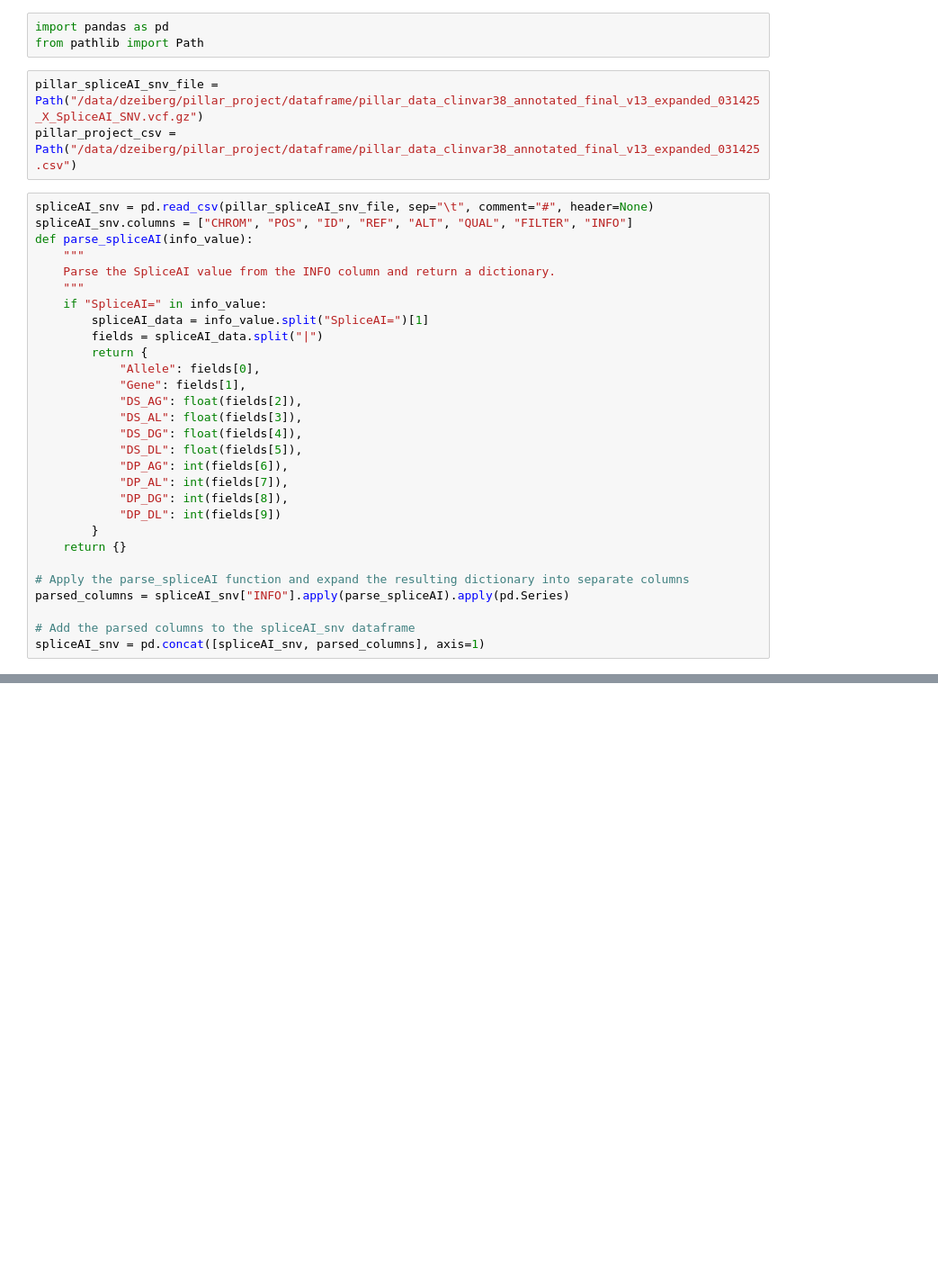
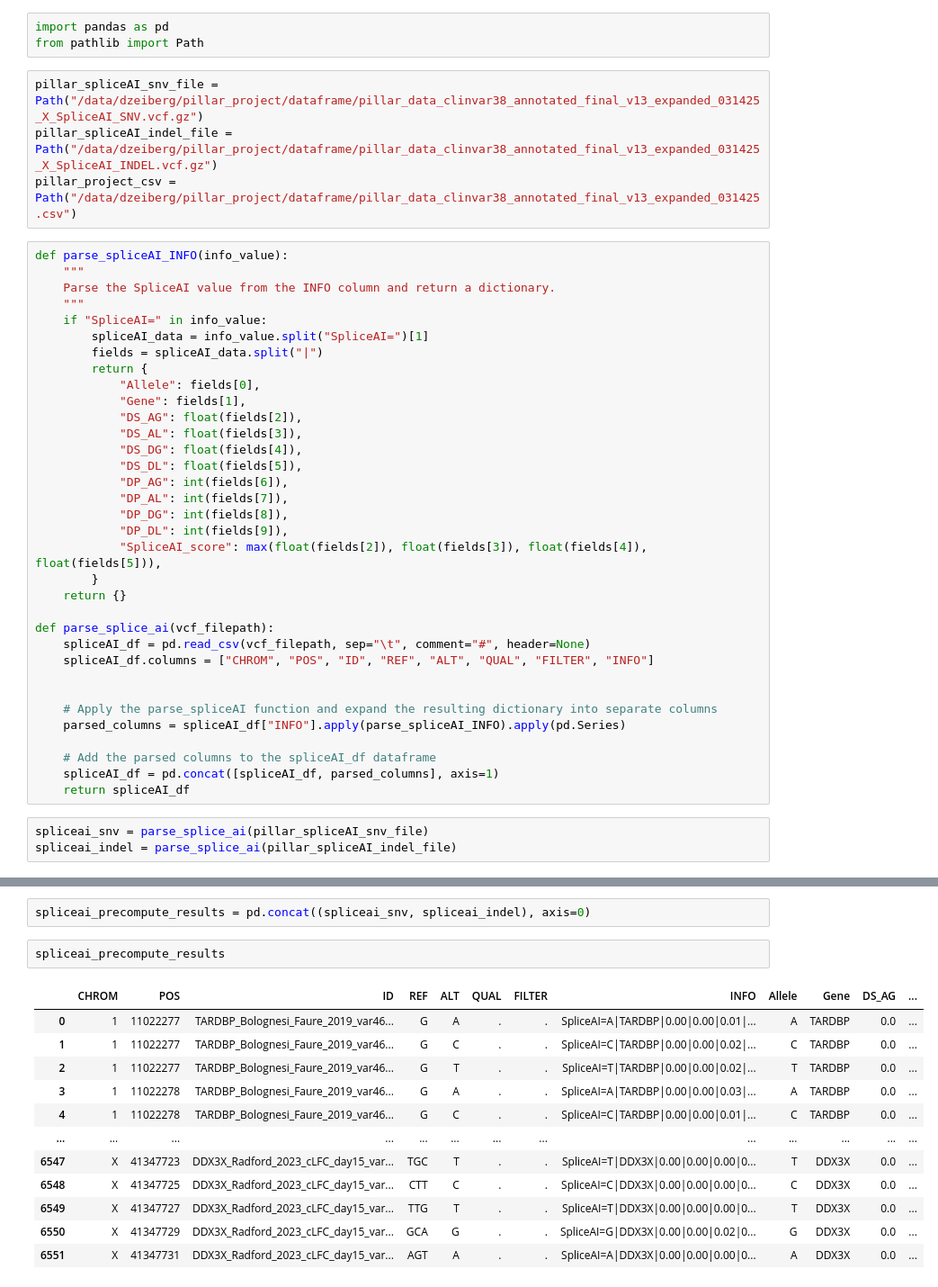
Before and after one commit to Dzeiberg/pillar_project, a Jupyter notebook: 06_Fetch_SpliceAI.ipynb, the cells around one changed output, grey strips where cells are left out. Shown at 90% size. Cells and saved outputs as stored; diff of their text form; blank space fills up the shorter version.

```diff
--- a/06_Fetch_SpliceAI.ipynb
+++ b/06_Fetch_SpliceAI.ipynb
@@ -3,11 +3,10 @@ import pandas as pd
 from pathlib import Path
 # %%
 pillar_spliceAI_snv_file = Path("/data/dzeiberg/pillar_project/dataframe/pillar_data_clinvar38_annotated_final_v13_expanded_031425_X_SpliceAI_SNV.vcf.gz")
+pillar_spliceAI_indel_file = Path("/data/dzeiberg/pillar_project/dataframe/pillar_data_clinvar38_annotated_final_v13_expanded_031425_X_SpliceAI_INDEL.vcf.gz")
 pillar_project_csv = Path("/data/dzeiberg/pillar_project/dataframe/pillar_data_clinvar38_annotated_final_v13_expanded_031425.csv")
 # %%
-spliceAI_snv = pd.read_csv(pillar_spliceAI_snv_file, sep="\t", comment="#", header=None)
-spliceAI_snv.columns = ["CHROM", "POS", "ID", "REF", "ALT", "QUAL", "FILTER", "INFO"]
-def parse_spliceAI(info_value):
+def parse_spliceAI_INFO(info_value):
     """
     Parse the SpliceAI value from the INFO column and return a dictionary.
     """
@@ -24,12 +23,22 @@ def parse_spliceAI(info_value):
             "DP_AG": int(fields[6]),
             "DP_AL": int(fields[7]),
             "DP_DG": int(fields[8]),
-            "DP_DL": int(fields[9])
+            "DP_DL": int(fields[9]),
+            "SpliceAI_score": max(float(fields[2]), float(fields[3]), float(fields[4]), float(fields[5])),
         }
     return {}
 
-# Apply the parse_spliceAI function and expand the resulting dictionary into separate columns
-parsed_columns = spliceAI_snv["INFO"].apply(parse_spliceAI).apply(pd.Series)
+def parse_splice_ai(vcf_filepath):
+    spliceAI_df = pd.read_csv(vcf_filepath, sep="\t", comment="#", header=None)
+    spliceAI_df.columns = ["CHROM", "POS", "ID", "REF", "ALT", "QUAL", "FILTER", "INFO"]
 
-# Add the parsed columns to the spliceAI_snv dataframe
-spliceAI_snv = pd.concat([spliceAI_snv, parsed_columns], axis=1)
+
+    # Apply the parse_spliceAI function and expand the resulting dictionary into separate columns
+    parsed_columns = spliceAI_df["INFO"].apply(parse_spliceAI_INFO).apply(pd.Series)
+
+    # Add the parsed columns to the spliceAI_df dataframe
+    spliceAI_df = pd.concat([spliceAI_df, parsed_columns], axis=1)
+    return spliceAI_df
+# %%
+spliceai_snv = parse_splice_ai(pillar_spliceAI_snv_file)
+spliceai_indel = parse_splice_ai(pillar_spliceAI_indel_file)
@@ -35,0 +51,17 @@ spliceAI_snv = pd.concat([spliceAI_snv, parsed_columns], axis=1)
+# %%
+spliceai_precompute_results = pd.concat((spliceai_snv, spliceai_indel), axis=0)
+# %%
+spliceai_precompute_results
+# %% [output]
+|  | CHROM | POS | ID | REF | ALT | QUAL | FILTER | INFO | Allele | Gene | DS_AG | ... |
+| 0 | 1 | 11022277 | TARDBP_Bolognesi_Faure_2019_var46... | G | A | . | . | SpliceAI=A|TARDBP|0.00|0.00|0.01|... | A | TARDBP | 0.0 | ... |
+| 1 | 1 | 11022277 | TARDBP_Bolognesi_Faure_2019_var46... | G | C | . | . | SpliceAI=C|TARDBP|0.00|0.00|0.02|... | C | TARDBP | 0.0 | ... |
+| 2 | 1 | 11022277 | TARDBP_Bolognesi_Faure_2019_var46... | G | T | . | . | SpliceAI=T|TARDBP|0.00|0.00|0.02|... | T | TARDBP | 0.0 | ... |
+| 3 | 1 | 11022278 | TARDBP_Bolognesi_Faure_2019_var46... | G | A | . | . | SpliceAI=A|TARDBP|0.00|0.00|0.03|... | A | TARDBP | 0.0 | ... |
+| 4 | 1 | 11022278 | TARDBP_Bolognesi_Faure_2019_var46... | G | C | . | . | SpliceAI=C|TARDBP|0.00|0.00|0.01|... | C | TARDBP | 0.0 | ... |
+| ... | ... | ... | ... | ... | ... | ... | ... | ... | ... | ... | ... | ... |
+| 6547 | X | 41347723 | DDX3X_Radford_2023_cLFC_day15_var... | TGC | T | . | . | SpliceAI=T|DDX3X|0.00|0.00|0.00|0... | T | DDX3X | 0.0 | ... |
+| 6548 | X | 41347725 | DDX3X_Radford_2023_cLFC_day15_var... | CTT | C | . | . | SpliceAI=C|DDX3X|0.00|0.00|0.00|0... | C | DDX3X | 0.0 | ... |
+| 6549 | X | 41347727 | DDX3X_Radford_2023_cLFC_day15_var... | TTG | T | . | . | SpliceAI=T|DDX3X|0.00|0.00|0.00|0... | T | DDX3X | 0.0 | ... |
+| 6550 | X | 41347729 | DDX3X_Radford_2023_cLFC_day15_var... | GCA | G | . | . | SpliceAI=G|DDX3X|0.00|0.00|0.02|0... | G | DDX3X | 0.0 | ... |
+| 6551 | X | 41347731 | DDX3X_Radford_2023_cLFC_day15_var... | AGT | A | . | . | SpliceAI=A|DDX3X|0.00|0.00|0.00|0... | A | DDX3X | 0.0 | ... |
```
Also changed, not shown: parts of 16 cells of this notebook, 1 other file.
